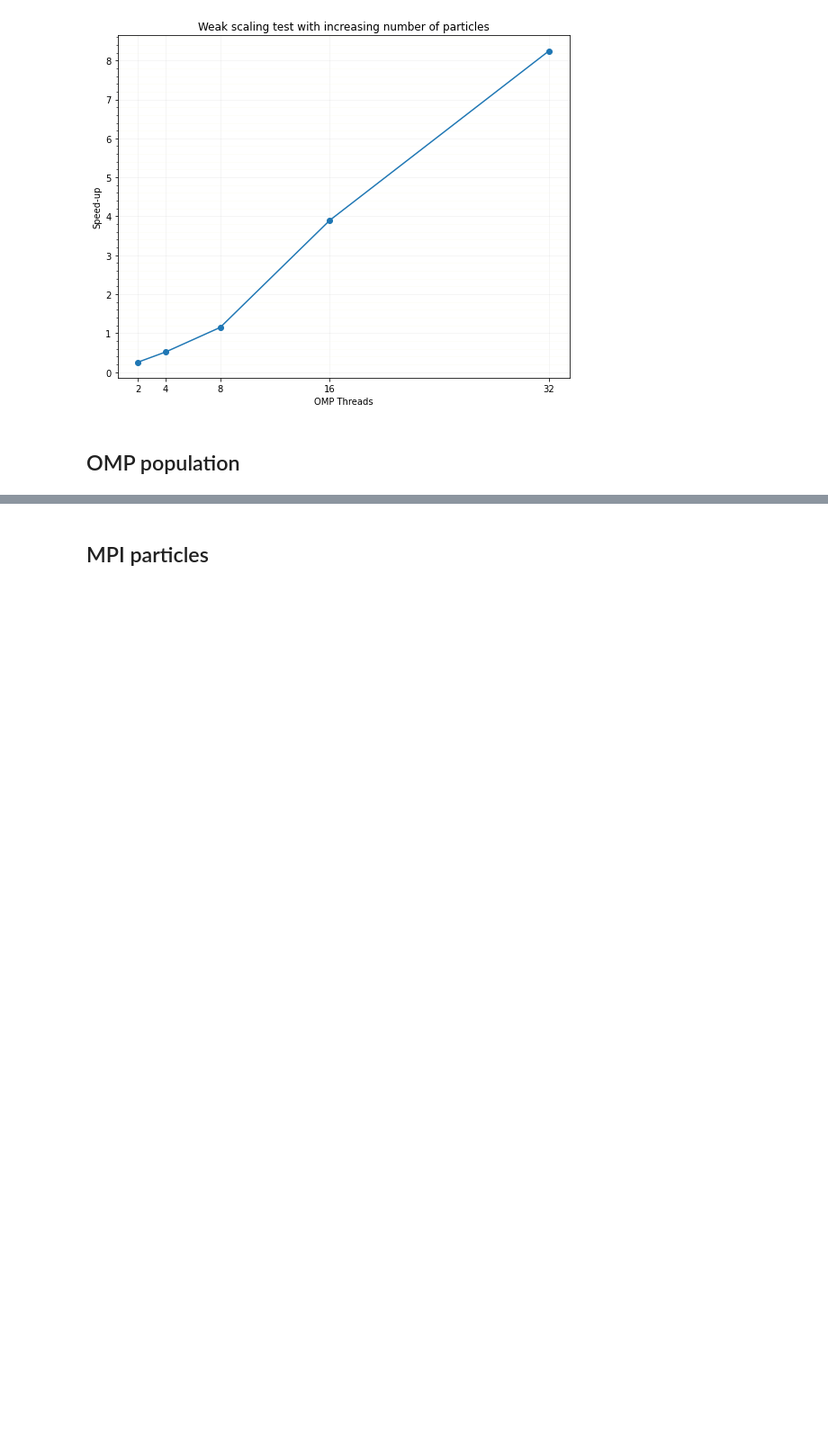
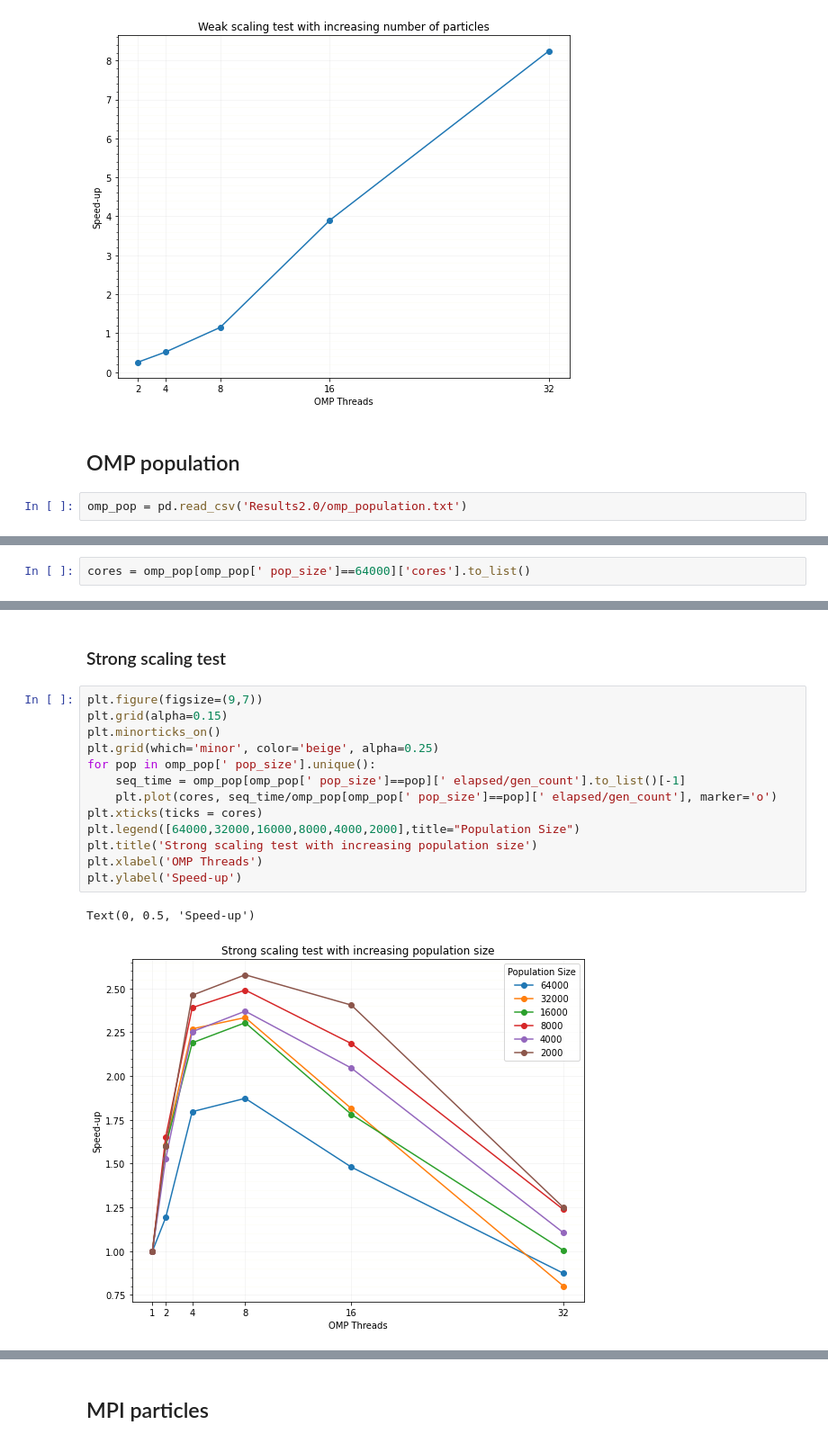
Before and after one commit to matthewdicks98/CSC-HPC-Project, a Jupyter notebook: Experiment2.0.ipynb, the cells around one changed output, grey strips where cells are left out. Shown: that part at 90% size. Saved outputs shown, nothing was run; the diff lists cells and outputs as text; blank space fills up the shorter version.

Commit message:
some graphs done

```diff
--- a/Experiment2.0.ipynb
+++ b/Experiment2.0.ipynb
@@ -86,3 +86,5 @@ Text(0, 0.5, 'Speed-up')
 [figure]
 # %% [markdown]
 ## OMP population
+# %%
+omp_pop = pd.read_csv('Results2.0/omp_population.txt')
@@ -88,0 +101,2 @@ Text(0, 0.5, 'Speed-up')
+# %%
+cores = omp_pop[omp_pop[' pop_size']==64000]['cores'].to_list()
@@ -88,0 +113,18 @@ Text(0, 0.5, 'Speed-up')
+# %% [markdown]
+### Strong scaling test
+# %%
+plt.figure(figsize=(9,7))
+plt.grid(alpha=0.15)
+plt.minorticks_on()
+plt.grid(which='minor', color='beige', alpha=0.25)
+for pop in omp_pop[' pop_size'].unique():
+    seq_time = omp_pop[omp_pop[' pop_size']==pop][' elapsed/gen_count'].to_list()[-1]
+    plt.plot(cores, seq_time/omp_pop[omp_pop[' pop_size']==pop][' elapsed/gen_count'], marker='o')
+plt.xticks(ticks = cores)
+plt.legend([64000,32000,16000,8000,4000,2000],title="Population Size")
+plt.title('Strong scaling test with increasing population size')
+plt.xlabel('OMP Threads')
+plt.ylabel('Speed-up')
+# %% [output]
+Text(0, 0.5, 'Speed-up')
+[figure, added]
```
Also changed, not shown: parts of 11 cells of this notebook.
